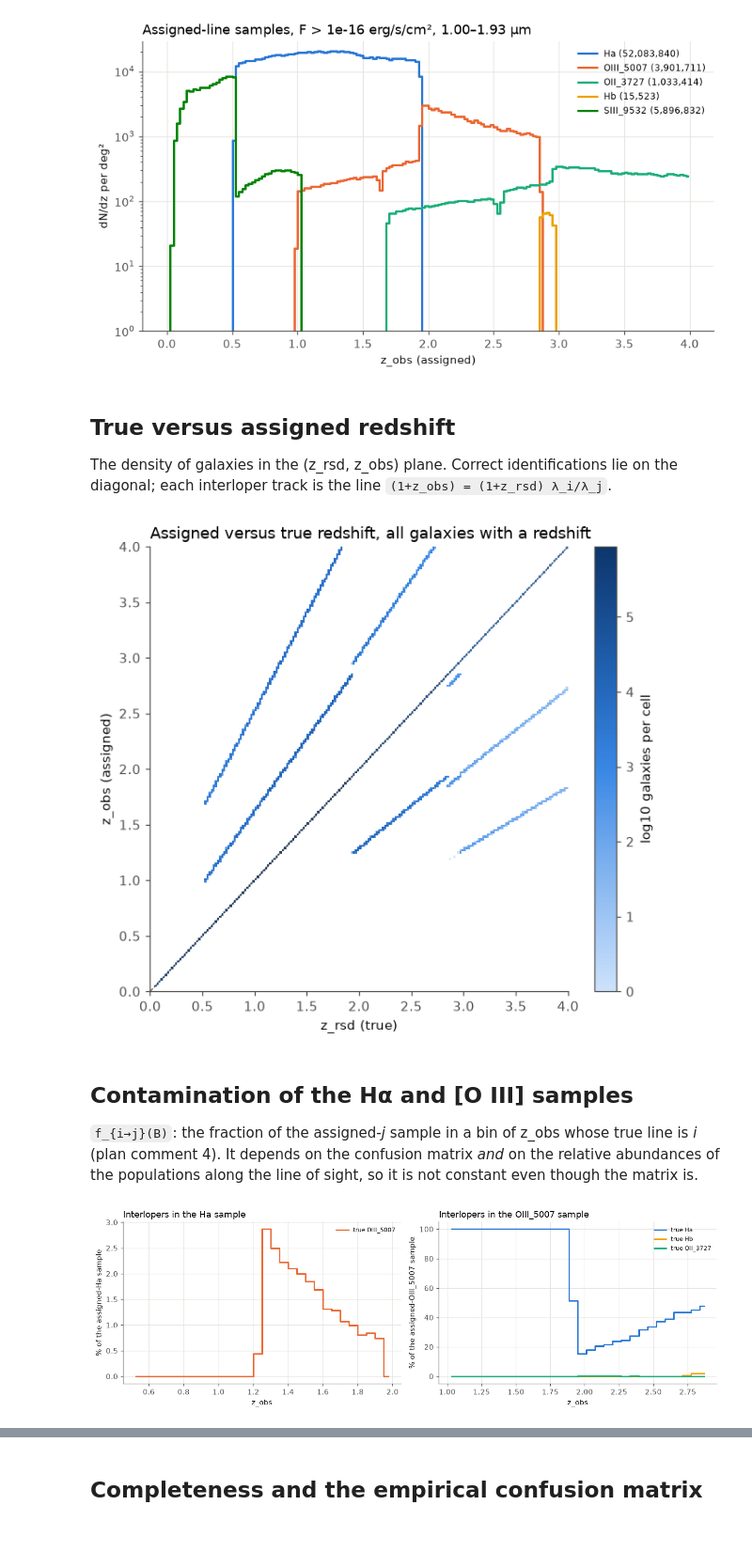
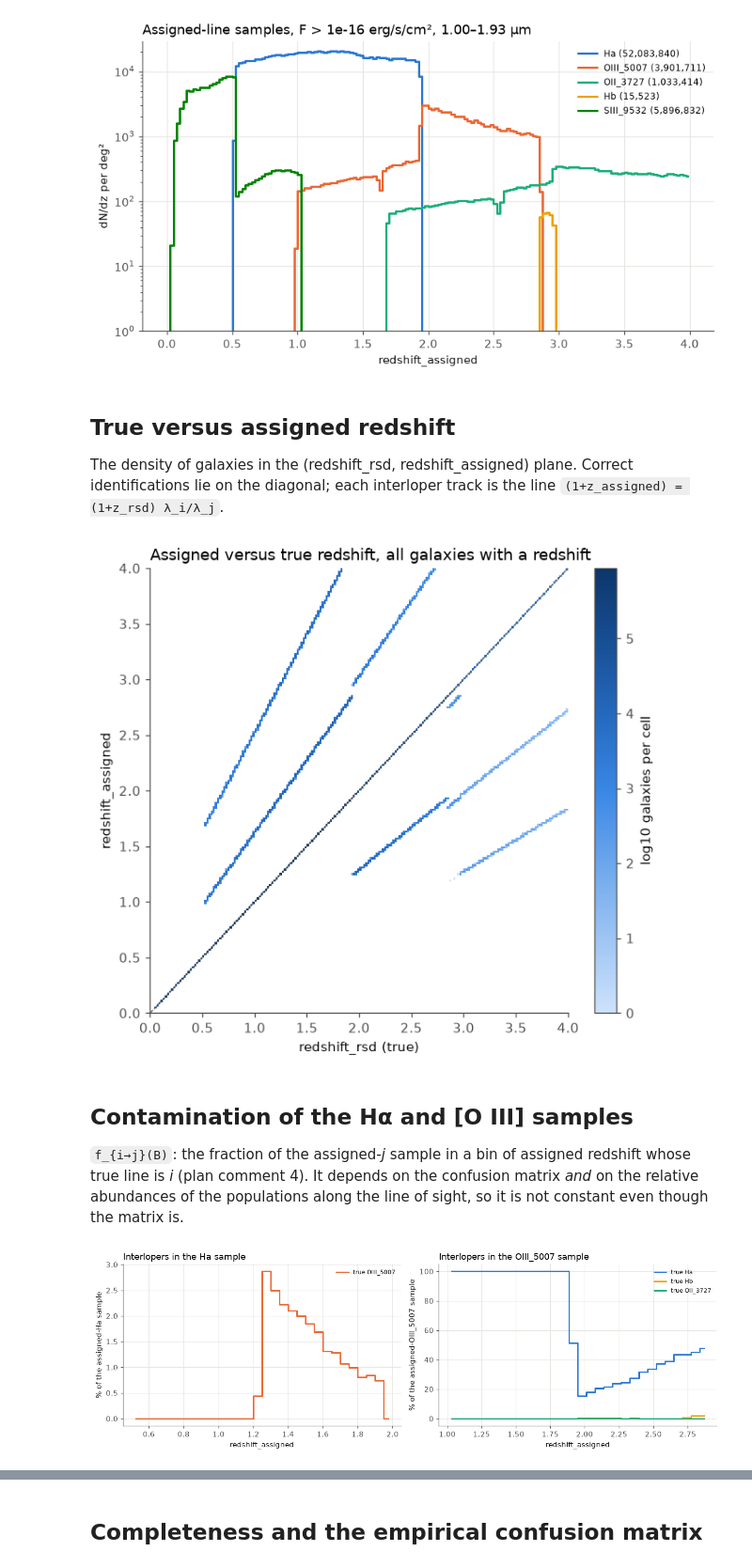
Before and after one commit to willlake/RomanMock, a Jupyter notebook: notebooks/05_full_run.ipynb, the cells around one changed output, grey strips where cells are left out. Shown at 94% size. Cells and saved outputs as stored; diff of their text form; code cells hidden in the pictures; blank space fills up the shorter version.

```diff
--- a/notebooks/05_full_run.ipynb
+++ b/notebooks/05_full_run.ipynb
@@ -28,14 +28,18 @@ os.makedirs(WORK, exist_ok=True)
 import time
 from romanmock import RomanMockConfig, RomanMockPipeline
 
-N_WORKERS = 32          # one slice per process; ~2-5 GB peak each for the largest slices
+from romanmock.io import memory_budget_gb, suggest_n_workers
+
+# one slice per process, ~4.5 GB peak each: size the pool by the memory this session may use
+# (node memory, or the per-user cgroup cap on a NERSC login node)
+N_WORKERS = suggest_n_workers(max_workers=32)
+print(f"memory budget {memory_budget_gb():.0f} GB -> {N_WORKERS} worker(s)")
 OUT_DIR = os.path.join(WORK, "full")
 
 cfg = RomanMockConfig.from_dict({
     "catalog": {"path": CATALOG},                        # every slice, z = 0-4
     "output": {"dir": OUT_DIR, "overwrite": False,
-               "passthrough_columns": ["gal_id", "ra", "dec", "redshift_true", "redshift_obs",
-                                       "logsm_obs", "logssfr_obs", "roman_F158", "roman_Grism_1stOrder"]},
+               "passthrough_columns": ["ra", "dec", "redshift_true"]},          # plus redshift_rsd, redshift_assigned, id_outcome, identification columns
     "line_set": "roman_transitions",
     "sensitivity": {"type": "constant", "flux_limit": 1e-16, "wave_range": [10000.0, 19300.0]},
     "detection": {"type": "threshold"},
@@ -94,7 +99,7 @@ from romanmock.selection import sky_area_deg2
 parent = pipe.open_parent()
 area = sky_area_deg2(parent, nside=256)
 print(f"{len(parent):,} galaxies with at least one detected line, z_range {parent.z_range}, area {area:.0f} deg²")
-cols = ["z_obs", "redshift_obs", "id_outcome", "n_det", "line_true", "line_assigned"]
+cols = ["redshift_assigned", "redshift_rsd", "id_outcome", "n_det", "line_true", "line_assigned"]
 t0 = time.time()
 pdata = parent.select(*cols).get_data("numpy", wrap_single=True)
 print(f"read {len(cols)} columns in {time.time() - t0:.0f} s")
@@ -125,58 +130,58 @@ from romanmock.diagnostics import dndz
 
 z_edges = np.linspace(0.0, 4.0, 161)
 zc = 0.5 * (z_edges[1:] + z_edges[:-1])
-has_z = np.isfinite(pdata["z_obs"])
+has_z = np.isfinite(pdata["redshift_assigned"])
 fig, ax = plt.subplots(figsize=(9, 4.6))
 for name in ["Ha", "OIII_5007", "OII_3727", "Hb", "OIII_4959", "SIII_9532"]:
     sel = has_z & (pdata["line_assigned"] == pipe.line_set.bit(name))
     if sel.sum() == 0:
         continue
-    y = dndz(pdata["z_obs"][sel], z_edges, area)
+    y = dndz(pdata["redshift_assigned"][sel], z_edges, area)
     ax.step(zc, y, where="mid", color=plotting.feature_color(name), label=f"{name} ({sel.sum():,})")
 ax.set_yscale("log"); ax.set_ylim(1, None)
-ax.set_xlabel("z_obs (assigned)"); ax.set_ylabel("dN/dz per deg²"); ax.set_title("Assigned-line samples, F > 1e-16 erg/s/cm², 1.00–1.93 μm")
+ax.set_xlabel("redshift_assigned"); ax.set_ylabel("dN/dz per deg²"); ax.set_title("Assigned-line samples, F > 1e-16 erg/s/cm², 1.00–1.93 μm")
 ax.legend(fontsize=8); plt.show()
 # %% [output]
 [figure]
 # %% [markdown]
 ## True versus assigned redshift
 
-The density of galaxies in the (z_rsd, z_obs) plane. Correct identifications lie on the
-diagonal; each interloper track is the line ``(1+z_obs) = (1+z_rsd) λ_i/λ_j``.
+The density of galaxies in the (redshift_rsd, redshift_assigned) plane. Correct identifications lie on the
+diagonal; each interloper track is the line ``(1+z_assigned) = (1+z_rsd) λ_i/λ_j``.
 # %%
 sel = has_z
-H, xe, ye = np.histogram2d(pdata["redshift_obs"][sel], pdata["z_obs"][sel], bins=[np.linspace(0, 4, 201), np.linspace(0, 4, 201)])
+H, xe, ye = np.histogram2d(pdata["redshift_rsd"][sel], pdata["redshift_assigned"][sel], bins=[np.linspace(0, 4, 201), np.linspace(0, 4, 201)])
 fig, ax = plt.subplots(figsize=(7, 6))
 im = ax.pcolormesh(xe, ye, np.log10(np.where(H > 0, H, np.nan)).T, cmap=plotting.sequential_cmap())
 plt.colorbar(im, ax=ax, label="log10 galaxies per cell")
 ax.plot([0, 4], [0, 4], color=plotting.TEXT_SECONDARY, lw=0.8, ls="--")
-ax.set_xlabel("z_rsd (true)"); ax.set_ylabel("z_obs (assigned)"); ax.set_title("Assigned versus true redshift, all galaxies with a redshift")
+ax.set_xlabel("redshift_rsd (true)"); ax.set_ylabel("redshift_assigned"); ax.set_title("Assigned versus true redshift, all galaxies with a redshift")
 ax.grid(False); plt.show()
 # %% [output]
-[figure, old version]
+[figure, new version]
 # %% [markdown]
 ## Contamination of the Hα and [O III] samples
 
-`f_{i→j}(B)`: the fraction of the assigned-*j* sample in a bin of z_obs whose true line is *i*
+`f_{i→j}(B)`: the fraction of the assigned-*j* sample in a bin of assigned redshift whose true line is *i*
 (plan comment 4). It depends on the confusion matrix *and* on the relative abundances of the
 populations along the line of sight, so it is not constant even though the matrix is.
 # %%
 from romanmock.diagnostics import contamination_fraction
 
 fig, axes = plt.subplots(1, 2, figsize=(12, 4))
 for ax, (assigned, zr) in zip(axes, [("Ha", (0.5, 2.0)), ("OIII_5007", (1.0, 2.9))]):
     edges = np.linspace(*zr, 31)
     c = contamination_fraction(pdata, pipe.line_set, edges, assigned_line=assigned)
     zc = 0.5 * (edges[1:] + edges[:-1])
     for name in pipe.line_set.names:
         i = pipe.line_set.bit(name)
         if name == assigned or c["fraction"][i].max() < 0.002:
             continue
         ax.step(zc, 100 * c["fraction"][i], where="mid", color=plotting.feature_color(name), label=f"true {name}")
-    ax.set_xlabel("z_obs"); ax.set_ylabel(f"% of the assigned-{assigned} sample"); ax.set_title(f"Interlopers in the {assigned} sample")
+    ax.set_xlabel("redshift_assigned"); ax.set_ylabel(f"% of the assigned-{assigned} sample"); ax.set_title(f"Interlopers in the {assigned} sample")
     ax.legend(fontsize=8)
 plt.tight_layout(); plt.show()
 # %% [output]
-[figure, old version]
+[figure, new version]
 # %% [markdown]
 Two features of these curves are properties of the mock rather than of the confusion matrix.
```
Also changed, not shown: parts of 12 cells of this notebook, 22 other files.
